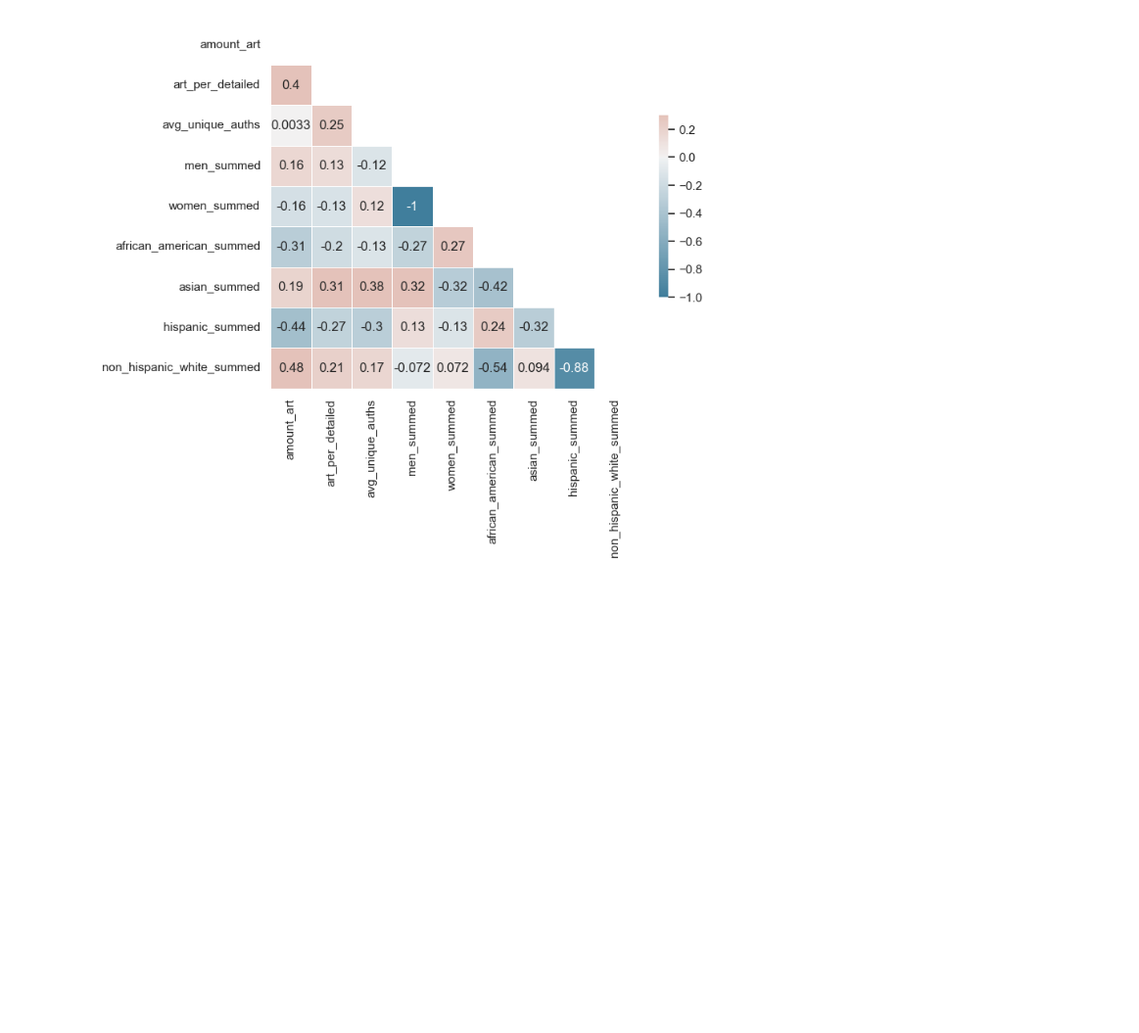
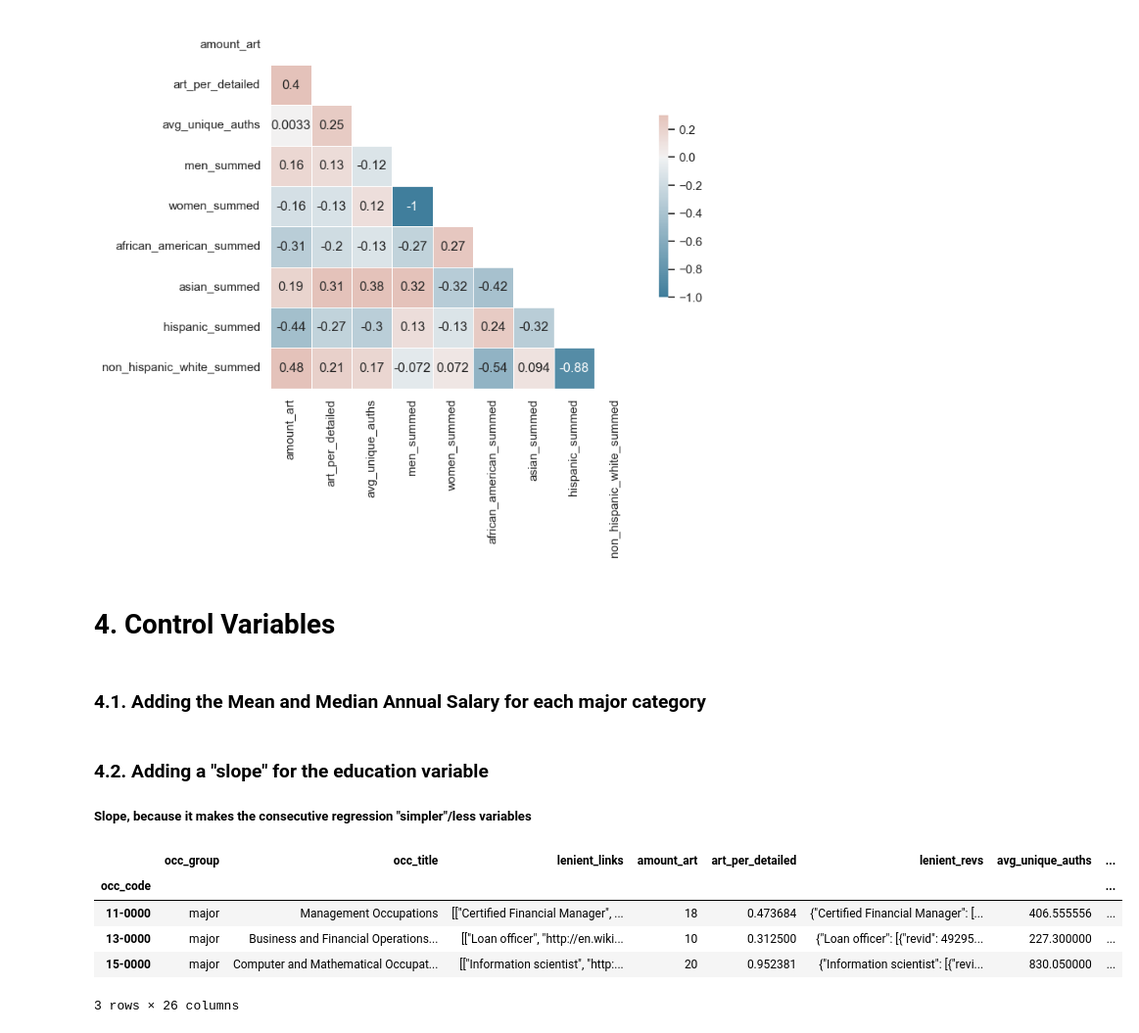
Before and after one commit to digital-scrappy/wikipedia-revisions, a Jupyter notebook: Analysis/MAJOR_gender_race_analysis.ipynb, the cells around one changed output. Shown at 98% size. Drawn from its saved outputs; the diff is of its cells as text; code cells hidden in the pictures; blank space fills up the shorter version.

Commit message:
added control variables, first work on GLM stuff and control variables

```diff
--- a/Analysis/MAJOR_gender_race_analysis.ipynb
+++ b/Analysis/MAJOR_gender_race_analysis.ipynb
@@ -183,3 +185,39 @@ sns.heatmap(corr, mask=mask, cmap=cmap, annot=True, vmax=.3, center=0,
 # %% [output]
 <AxesSubplot:>
 [figure]
+# %% [markdown]
+# 4. Control Variables
+# %% [markdown]
+### 4.1. Adding the Mean and Median Annual Salary for each major category
+# %%
+if "A_MEAN" not in df_major:
+    m_df = get_major_median_annual(read_m2021())
+    df_major = df_major.set_index('occ_code').join(m_df.set_index('OCC_CODE'))
+# %% [markdown]
+### 4.2. Adding a "slope" for the education variable
+
+##### Slope, because it makes the consecutive regression "simpler"/less variables
+# %%
+education_lsts = get_major_median(read_education_data())
+
+# making a df from the list of lists --> able to see each category individually
+df_education = pd.DataFrame(education_lsts, columns=['o_code', 'no_high_school', 'high_school', 'some_college',
+                                      'associate_degree', 'bachelors', 'masters', 'phd_professional'])
+
+if "education_slope" not in df_major:
+    slopes = []
+    nums = [i for i in range(1, 8)]
+    for lst in education_lsts:
+        lst.pop(0)
+        slope, intercept, r_value, p_value, std_err = stats.linregress(nums, lst)
+        slopes.append(slope)
+    df_major['education_slope'] = slopes
+
+df_major.head(3)
+# %% [output]
+|  | occ_group | occ_title | lenient_links | amount_art | art_per_detailed | lenient_revs | avg_unique_auths | ... |
+| occ_code |  |  |  |  |  |  |  | ... |
+| 11-0000 | major | Management Occupations | [["Certified Financial Manager", ... | 18 | 0.473684 | {"Certified Financial Manager": [... | 406.555556 | ... |
+| 13-0000 | major | Business and Financial Operations... | [["Loan officer", "http://en.wiki... | 10 | 0.312500 | {"Loan officer": [{"revid": 49295... | 227.300000 | ... |
+| 15-0000 | major | Computer and Mathematical Occupat... | [["Information scientist", "http:... | 20 | 0.952381 | {"Information scientist": [{"revi... | 830.050000 | ... |
+3 rows × 26 columns
```
Also changed, not shown: parts of 3 cells of this notebook, 2 other files.
